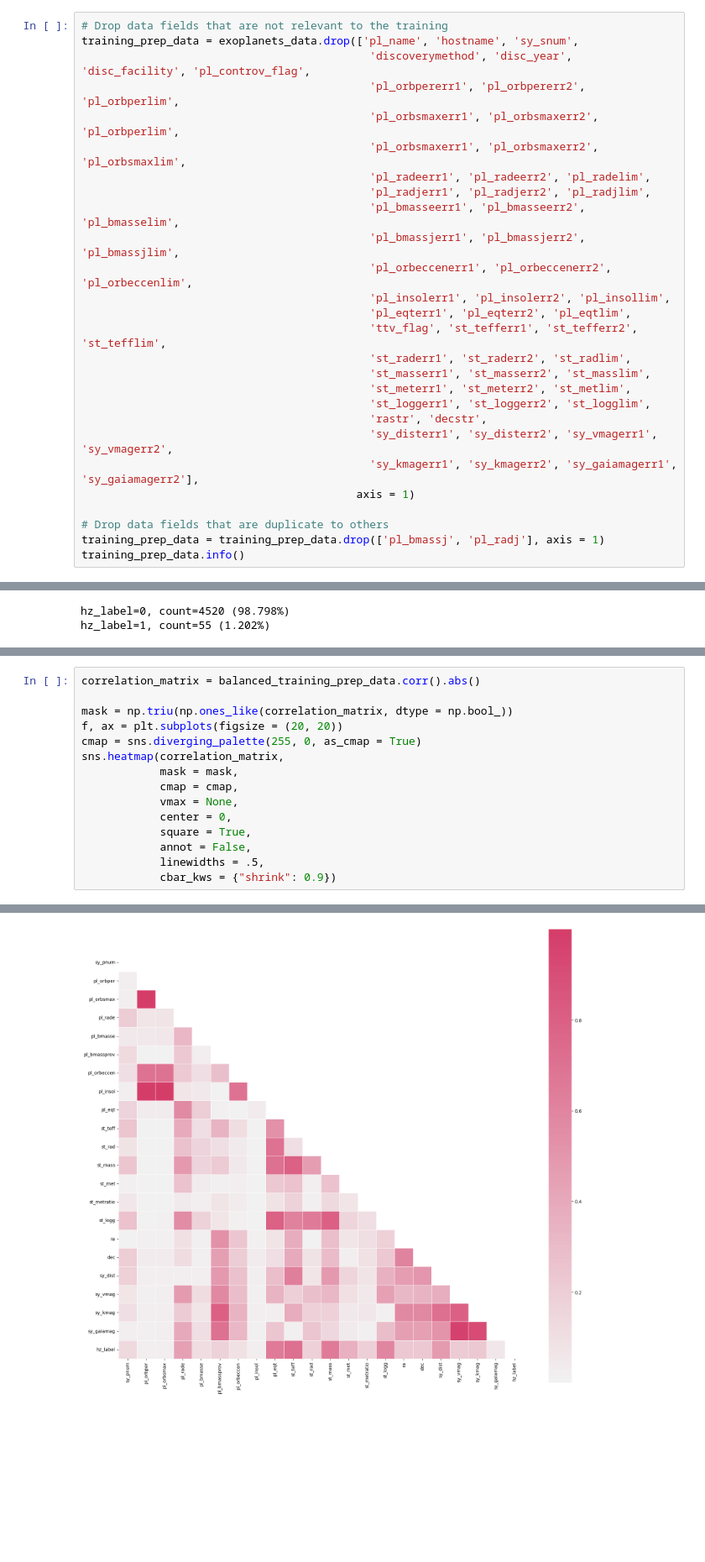
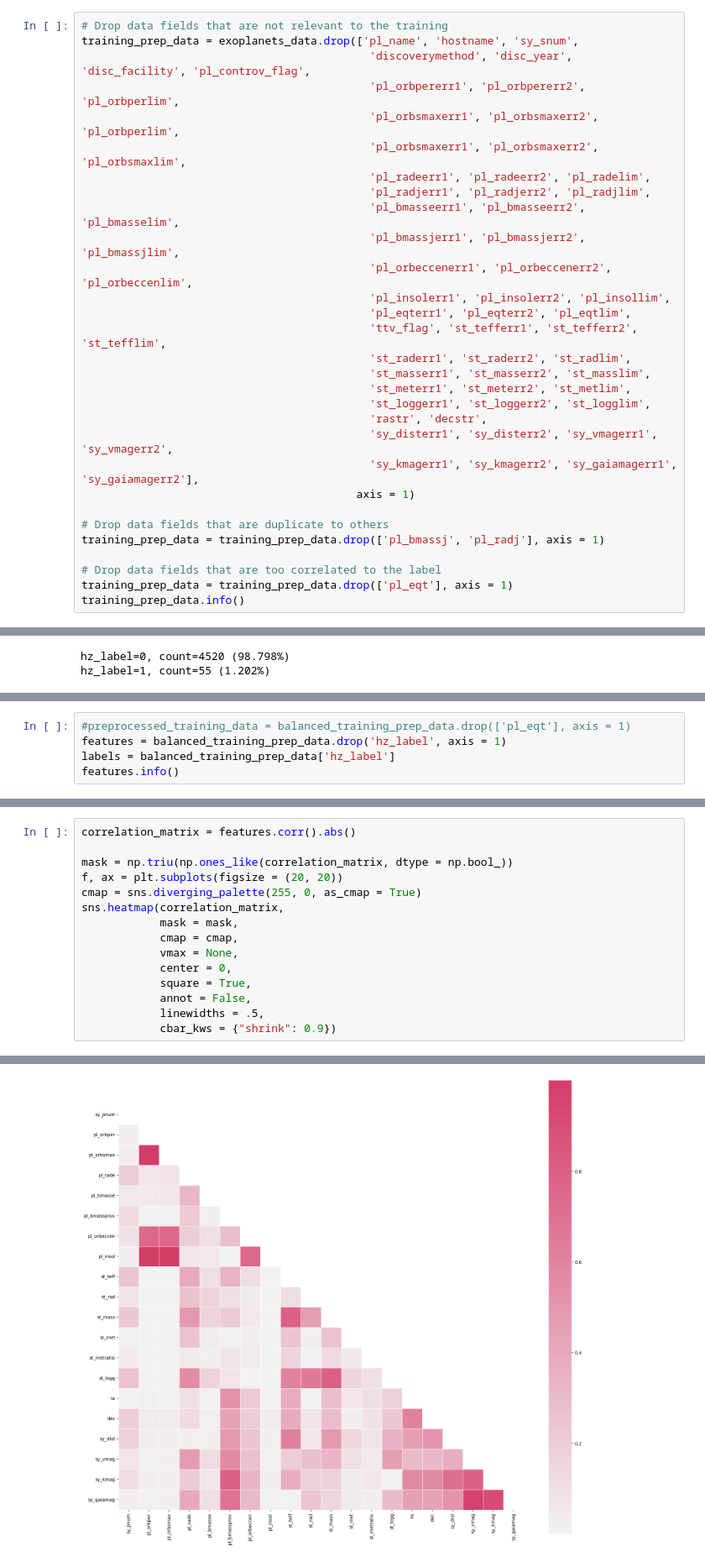
Before and after one commit to christinaxliu/research, a Jupyter notebook: CSRSEF/RandomForest_XGBoost_Classifiers_v1.ipynb, the cells around one changed output, grey strips where cells are left out. Shown at 84% size. Cells and saved outputs as stored; diff of their text form; blank space fills up the shorter version.

Commit message:
Update classifiers and the feature importance graphs.

```diff
--- a/CSRSEF/RandomForest_XGBoost_Classifiers_v1.ipynb
+++ b/CSRSEF/RandomForest_XGBoost_Classifiers_v1.ipynb
@@ -230,6 +230,9 @@ training_prep_data = exoplanets_data.drop(['pl_name', 'hostname', 'sy_snum',
 
 # Drop data fields that are duplicate to others
 training_prep_data = training_prep_data.drop(['pl_bmassj', 'pl_radj'], axis = 1)
+
+# Drop data fields that are too correlated to the label
+training_prep_data = training_prep_data.drop(['pl_eqt'], axis = 1)
 training_prep_data.info()
 # %% [output]
 <class 'pandas.core.frame.DataFrame'>
@@ -452,0 +456,5 @@ balanced_training_prep_data.shape
+# %%
+#preprocessed_training_data = balanced_training_prep_data.drop(['pl_eqt'], axis = 1)
+features = balanced_training_prep_data.drop('hz_label', axis = 1)
+labels = balanced_training_prep_data['hz_label']
+features.info()
@@ -453,20 +479,20 @@ balanced_training_prep_data.shape
 # %%
-correlation_matrix = balanced_training_prep_data.corr().abs()
+correlation_matrix = features.corr().abs()
 
 mask = np.triu(np.ones_like(correlation_matrix, dtype = np.bool_))
 f, ax = plt.subplots(figsize = (20, 20))
 cmap = sns.diverging_palette(255, 0, as_cmap = True)
 sns.heatmap(correlation_matrix,
             mask = mask,
             cmap = cmap,
             vmax = None,
             center = 0,
             square = True,
             annot = False,
             linewidths = .5,
             cbar_kws = {"shrink": 0.9})
 # %% [output]
 <Axes: >
-[figure, old version]
+[figure, new version]
 # %%
 # Drop highly correlated data fields
```
Also changed, not shown: parts of 28 cells of this notebook.
